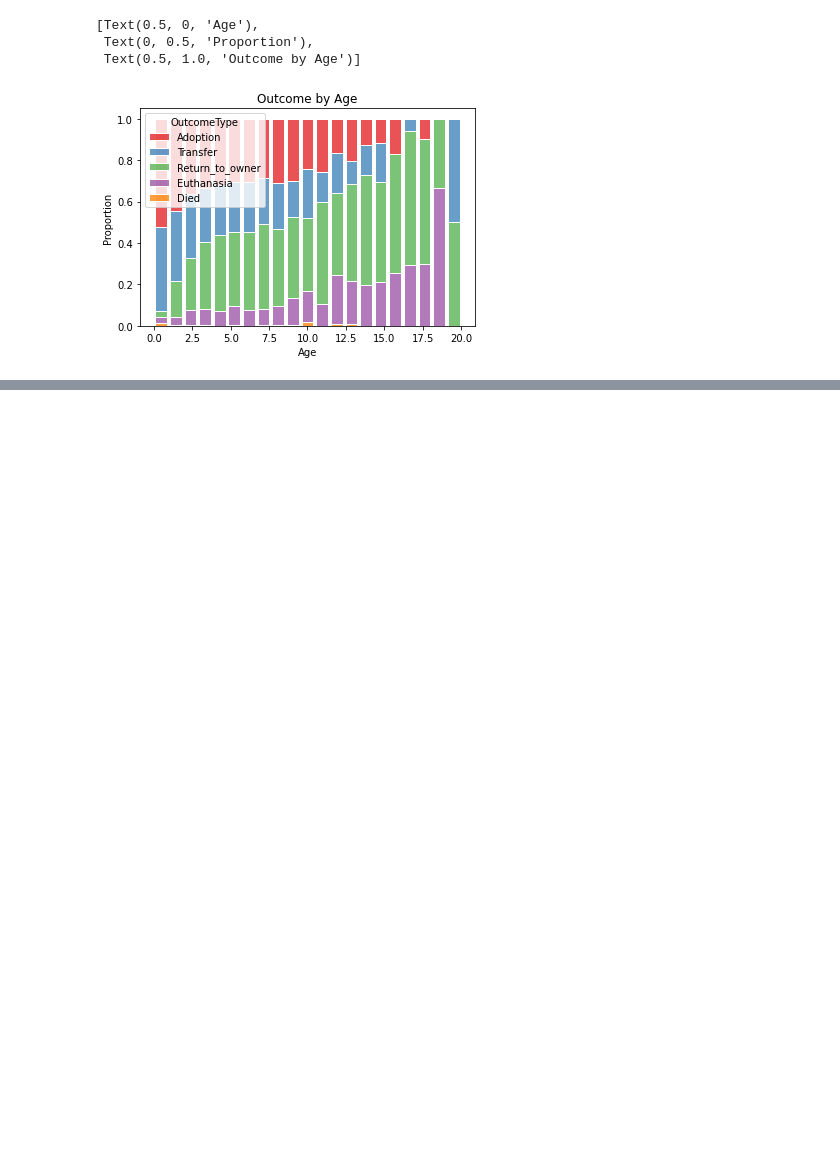
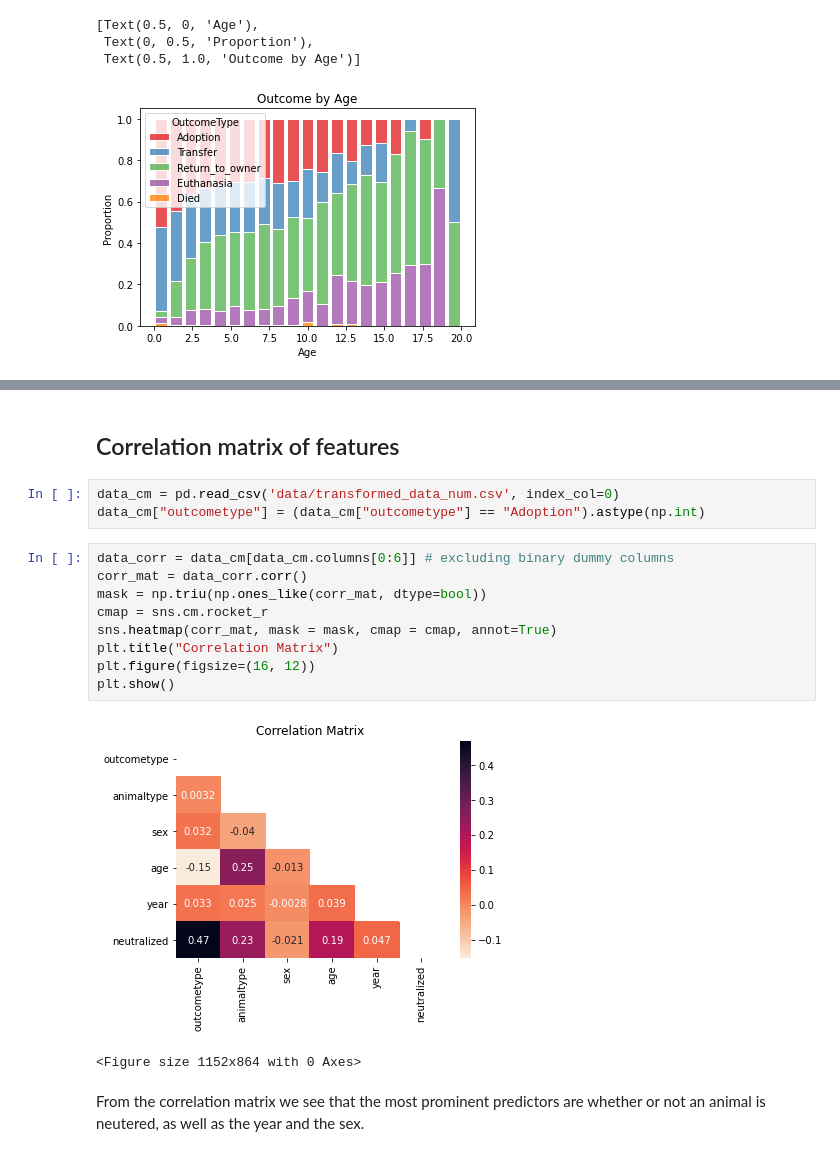
Before and after one commit to DavidSiegl/Animal-Shelter-Analysis, a Jupyter notebook: exploratory data analysis.ipynb, the cells around one changed output, grey strips where cells are left out. Saved outputs shown, nothing was run; the diff lists cells and outputs as text; blank space fills up the shorter version.

```diff
--- a/exploratory data analysis.ipynb
+++ b/exploratory data analysis.ipynb
@@ -255,0 +256,19 @@ Text(0.5, 0.98, 'Outcome by Age')
+# %% [markdown]
+## Correlation matrix of features
+# %%
+data_cm = pd.read_csv('data/transformed_data_num.csv', index_col=0)
+data_cm["outcometype"] = (data_cm["outcometype"] == "Adoption").astype(np.int)
+# %%
+data_corr = data_cm[data_cm.columns[0:6]] # excluding binary dummy columns
+corr_mat = data_corr.corr()
+mask = np.triu(np.ones_like(corr_mat, dtype=bool))
+cmap = sns.cm.rocket_r
+sns.heatmap(corr_mat, mask = mask, cmap = cmap, annot=True)
+plt.title("Correlation Matrix")
+plt.figure(figsize=(16, 12))
+plt.show()
+# %% [output]
+[figure, added]
+<Figure size 1152x864 with 0 Axes>
+# %% [markdown]
+From the correlation matrix we see that the most prominent predictors are whether or not an animal is neutered, as well as the year and the sex.
```
Also changed, not shown: parts of 3 cells of this notebook, 2 other files.
